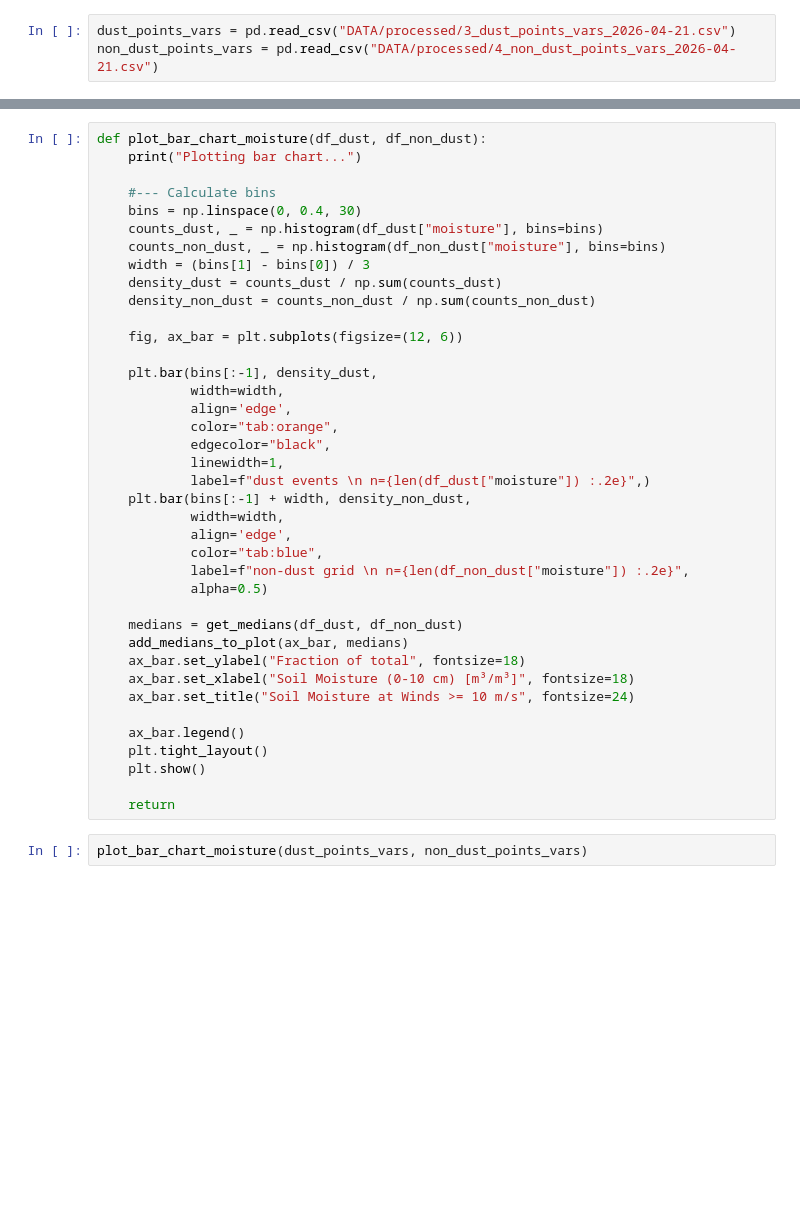
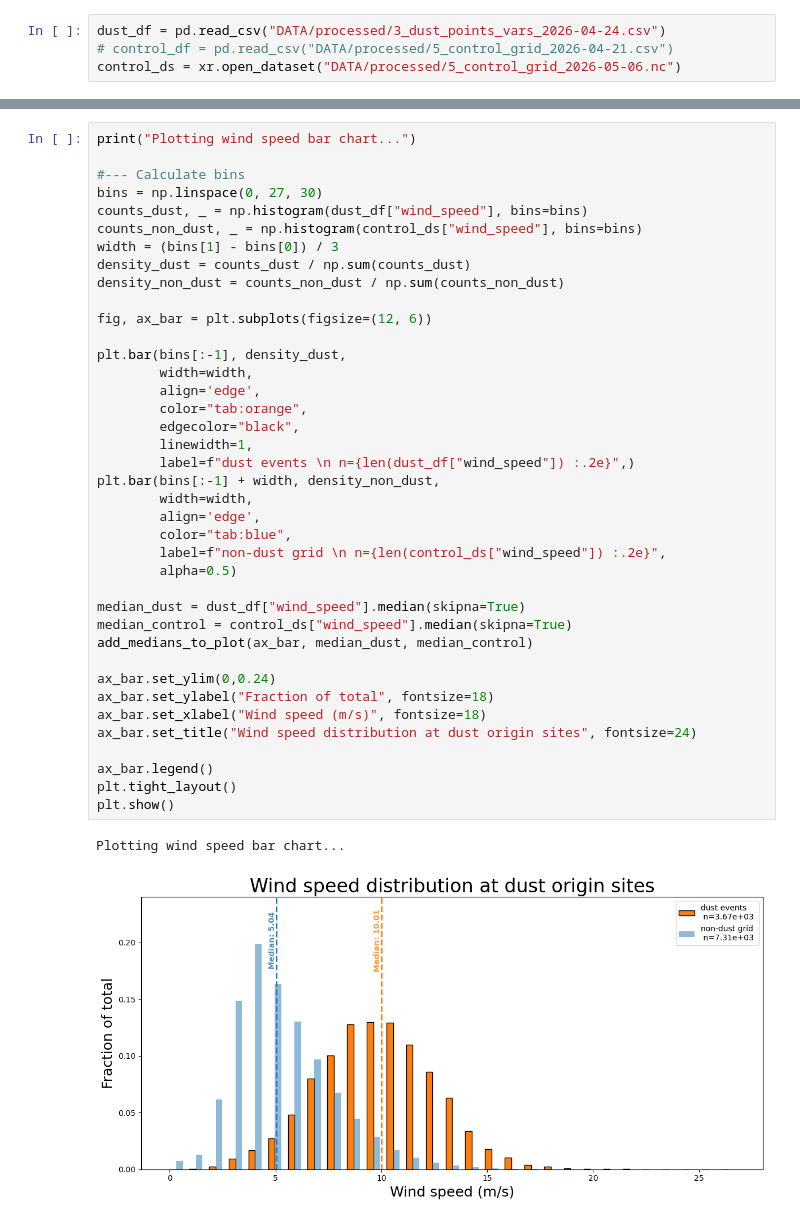
Before and after one commit to jesseturner/WLDAS_Analysis, a Jupyter notebook: ANALYSIS_bar_charts.ipynb, the cells around one changed output, grey strips where cells are left out. Saved outputs shown, nothing was run; the diff lists cells and outputs as text; blank space fills up the shorter version.

Commit message:
Creating control grid properly with xarray

```diff
--- a/ANALYSIS_bar_charts.ipynb
+++ b/ANALYSIS_bar_charts.ipynb
@@ -6,3 +7,4 @@ import numpy as np
 # %%
-dust_points_vars = pd.read_csv("DATA/processed/3_dust_points_vars_2026-04-21.csv")
-non_dust_points_vars = pd.read_csv("DATA/processed/4_non_dust_points_vars_2026-04-21.csv")
+dust_df = pd.read_csv("DATA/processed/3_dust_points_vars_2026-04-24.csv")
+# control_df = pd.read_csv("DATA/processed/5_control_grid_2026-04-21.csv")
+control_ds = xr.open_dataset("DATA/processed/5_control_grid_2026-05-06.nc")
@@ -151,41 +154,42 @@ def get_medians(df_dust, df_non_dust):
 # %%
-def plot_bar_chart_moisture(df_dust, df_non_dust):
-    print("Plotting bar chart...")
+print("Plotting wind speed bar chart...")
 
-    #--- Calculate bins
-    bins = np.linspace(0, 0.4, 30)
-    counts_dust, _ = np.histogram(df_dust["moisture"], bins=bins)
-    counts_non_dust, _ = np.histogram(df_non_dust["moisture"], bins=bins)
-    width = (bins[1] - bins[0]) / 3
-    density_dust = counts_dust / np.sum(counts_dust)
-    density_non_dust = counts_non_dust / np.sum(counts_non_dust)
+#--- Calculate bins
+bins = np.linspace(0, 27, 30)
+counts_dust, _ = np.histogram(dust_df["wind_speed"], bins=bins)
+counts_non_dust, _ = np.histogram(control_ds["wind_speed"], bins=bins)
+width = (bins[1] - bins[0]) / 3
+density_dust = counts_dust / np.sum(counts_dust)
+density_non_dust = counts_non_dust / np.sum(counts_non_dust)
 
-    fig, ax_bar = plt.subplots(figsize=(12, 6))
+fig, ax_bar = plt.subplots(figsize=(12, 6))
 
-    plt.bar(bins[:-1], density_dust,
-            width=width,
-            align='edge',
-            color="tab:orange",
-            edgecolor="black",
-            linewidth=1,
-            label=f"dust events \n n={len(df_dust["moisture"]) :.2e}",)
-    plt.bar(bins[:-1] + width, density_non_dust,
-            width=width,
-            align='edge',
-            color="tab:blue",
-            label=f"non-dust grid \n n={len(df_non_dust["moisture"]) :.2e}",
-            alpha=0.5)
+plt.bar(bins[:-1], density_dust,
+        width=width,
+        align='edge',
+        color="tab:orange",
+        edgecolor="black",
+        linewidth=1,
+        label=f"dust events \n n={len(dust_df["wind_speed"]) :.2e}",)
+plt.bar(bins[:-1] + width, density_non_dust,
+        width=width,
+        align='edge',
+        color="tab:blue",
+        label=f"non-dust grid \n n={len(control_ds["wind_speed"]) :.2e}",
+        alpha=0.5)
 
-    medians = get_medians(df_dust, df_non_dust)
-    add_medians_to_plot(ax_bar, medians)
-    ax_bar.set_ylabel("Fraction of total", fontsize=18)
-    ax_bar.set_xlabel("Soil Moisture (0-10 cm) [m³/m³]", fontsize=18)
-    ax_bar.set_title("Soil Moisture at Winds >= 10 m/s", fontsize=24)
+median_dust = dust_df["wind_speed"].median(skipna=True)
+median_control = control_ds["wind_speed"].median(skipna=True)
+add_medians_to_plot(ax_bar, median_dust, median_control)
 
-    ax_bar.legend()
-    plt.tight_layout()
-    plt.show()
+ax_bar.set_ylim(0,0.24)
+ax_bar.set_ylabel("Fraction of total", fontsize=18)
+ax_bar.set_xlabel("Wind speed (m/s)", fontsize=18)
+ax_bar.set_title("Wind speed distribution at dust origin sites", fontsize=24)
 
-    return
+ax_bar.legend()
+plt.tight_layout()
+plt.show()
+# %% [output]
+Plotting wind speed bar chart...
+[figure, added]
-# %%
-plot_bar_chart_moisture(dust_points_vars, non_dust_points_vars)
```
Also changed, not shown: parts of 8 cells of this notebook, 1 other file.
